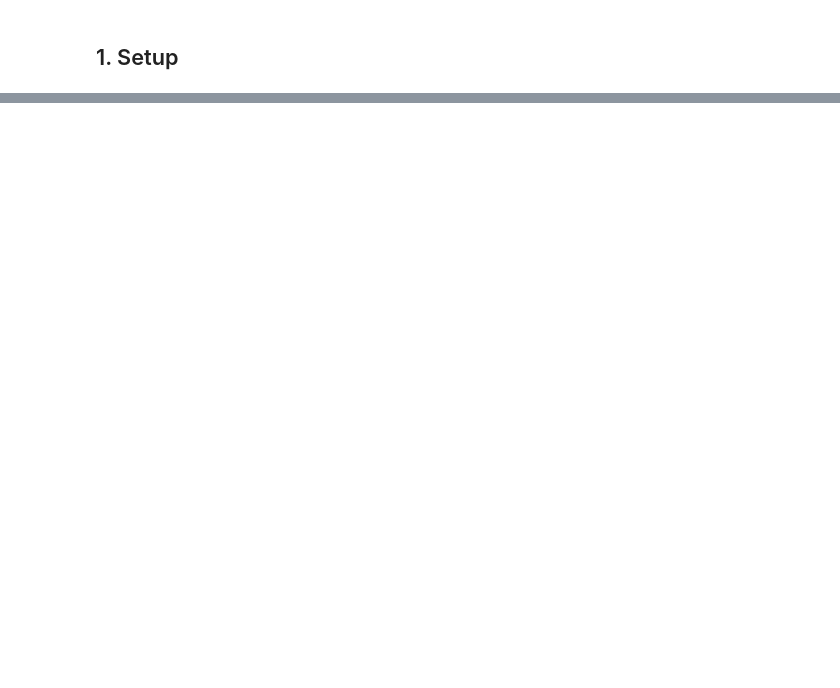
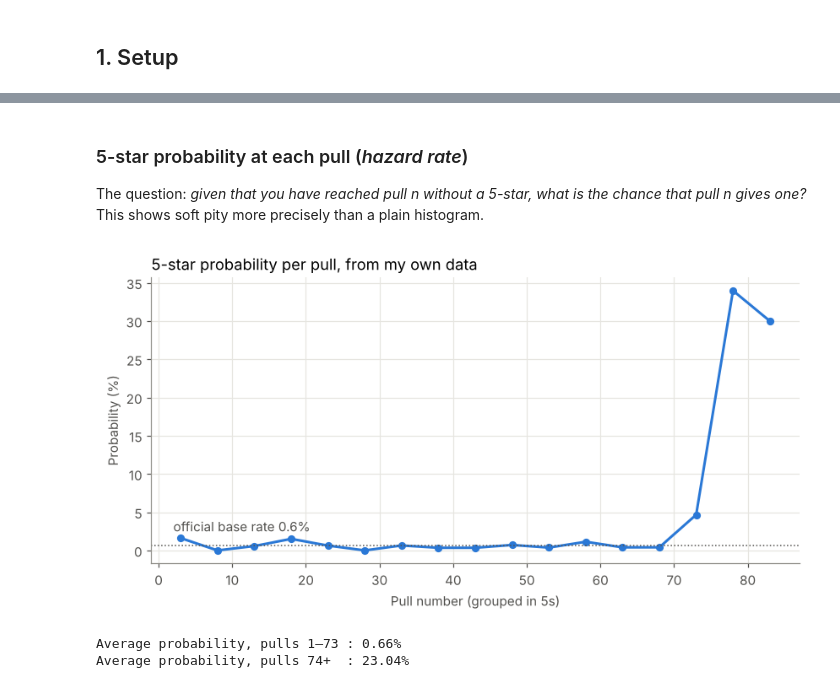
Before and after one commit to kaigerodzm/Genshin-Wish-Analysis, a Jupyter notebook: analisis_wish_genshin.ipynb, the cells around one changed output, grey strips where cells are left out. Cells and saved outputs as stored; diff of their text form; code cells hidden in the pictures; blank space fills up the shorter version.

```diff
--- a/analisis_wish_genshin.ipynb
+++ b/analisis_wish_genshin.ipynb
@@ -346,0 +159,32 @@ apakah win rate 50/50 berbeda signifikan dari 50% (*binomial test*).
+# %% [markdown]
+### 5-star probability at each pull (*hazard rate*)
+The question: *given that you have reached pull n without a 5-star, what is the chance that pull n gives one?*
+This shows soft pity more precisely than a plain histogram.
+# %%
+char = df[df["Banner Type"] == "Character"]
+reached = char.groupby("Pity5").size()                       # how many times pull n happened
+hit = char[char["Rarity"] == 5].groupby("Pity5").size()      # how many times pull n was a 5-star
+
+# group into 5-pull buckets to reduce noise
+hz = pd.DataFrame({"reached": reached, "hit": hit.reindex(reached.index, fill_value=0)})
+bucket = (hz.index - 1) // 5 * 5 + 1
+hz_bucket = hz.groupby(bucket).sum()
+hz_bucket["Probability"] = hz_bucket["hit"] / hz_bucket["reached"]
+
+fig, ax = plt.subplots(figsize=(9, 4))
+ax.plot(hz_bucket.index + 2, hz_bucket["Probability"] * 100, color=BLUE, linewidth=2, marker="o", markersize=5)
+ax.axhline(0.6, color="#52514e", linestyle=":", linewidth=1)
+ax.text(2, 2.5, "official base rate 0.6%", color="#52514e")
+ax.set_title("5-star probability per pull, from my own data", loc="left", fontsize=12)
+ax.set_xlabel("Pull number (grouped in 5s)")
+ax.set_ylabel("Probability (%)")
+plt.show()
+
+rate_before = hz.loc[:73, "hit"].sum() / hz.loc[:73, "reached"].sum()
+rate_after = hz.loc[74:, "hit"].sum() / hz.loc[74:, "reached"].sum()
+print(f"Average probability, pulls 1–73 : {rate_before:.2%}")
+print(f"Average probability, pulls 74+  : {rate_after:.2%}")
+# %% [output]
+[figure, added]
+Average probability, pulls 1–73 : 0.66%
+Average probability, pulls 74+  : 23.04%
```
Also changed, not shown: parts of 46 cells of this notebook, 5 other files.
